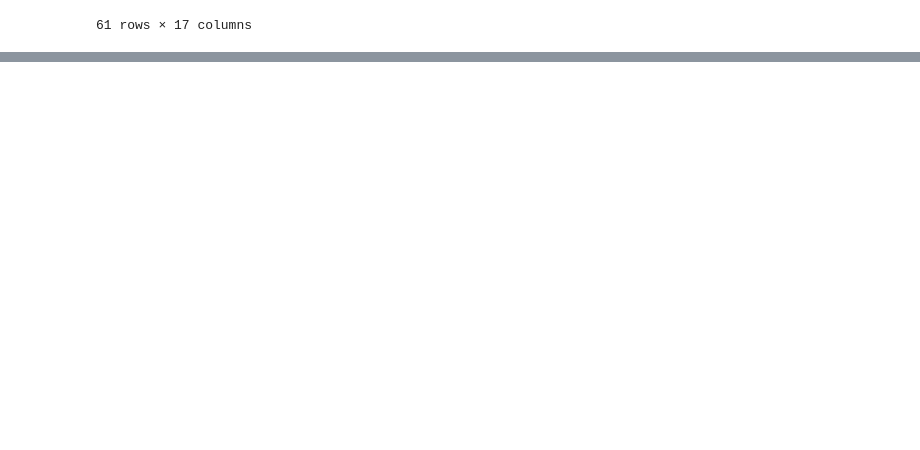
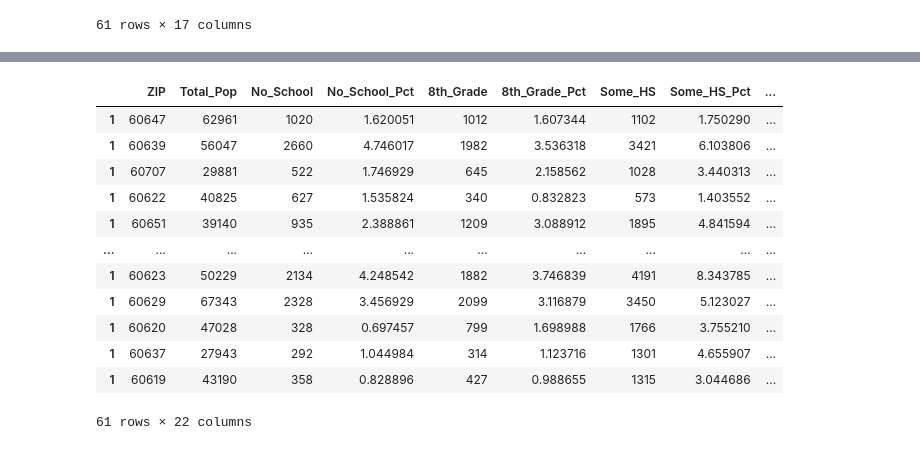
Before and after one commit to eisenba/etl_project, a Jupyter notebook: censusdata/CensusData.ipynb, the cells around one changed output, grey strips where cells are left out. Saved outputs shown, nothing was run; the diff lists cells and outputs as text; code cells hidden in the pictures; blank space fills up the shorter version.

Commit message:
Derives percantages. Renames columns

```diff
--- a/censusdata/CensusData.ipynb
+++ b/censusdata/CensusData.ipynb
@@ -156,8 +156,8 @@ selectB15003_full_df
 # %%
 # Consolidate and rename columns
 selectB15003_full_df.rename(columns = {'B15003_001E':'Total_Pop', 'B15003_002E':'No_School','B15003_012E':'8th_Grade',
-                                      'B15003_021E':'Assoc_Deg','B15003_022E':'Bach_Deg','B15003_023E':'Masters',
-                                       'B15003_024E':'Prof_Deg','B15003_025E':'Doctorate'}, inplace = True)
+                                      'B15003_021E':'Assoc_Deg','B15003_022E':'Bach_Deg','B15003_023E':'Mast_Deg',
+                                       'B15003_024E':'Prof_Deg','B15003_025E':'Doct_Deg'}, inplace = True)
 selectB15003_full_df['Some_HS'] = selectB15003_full_df['B15003_013E'].astype('int64') + selectB15003_full_df['B15003_014E'].astype('int64')
 + selectB15003_full_df['B15003_015E'].astype('int64') + selectB15003_full_df['B15003_016E'].astype('int64')
 selectB15003_full_df['HS_or_GED'] = selectB15003_full_df['B15003_017E'].astype('int64') + selectB15003_full_df['B15003_018E'].astype('int64')
@@ -184,0 +181,13 @@ selectB15003_full_df
+# %%
+# Derive percentages
+selectB15003_full_df['No_School_Pct'] = (selectB15003_full_df['No_School'].astype('float64') / selectB15003_full_df['Total_Pop'].astype('float64'))*100
+selectB15003_full_df['8th_Grade_Pct'] = (selectB15003_full_df['8th_Grade'].astype('float64') / selectB15003_full_df['Total_Pop'].astype('float64'))*100
+selectB15003_full_df['Some_HS_Pct'] = (selectB15003_full_df['Some_HS'].astype('float64') / selectB15003_full_df['Total_Pop'].astype('float64'))*100
+selectB15003_full_df['HS_GED_Pct'] = (selectB15003_full_df['HS_or_GED'].astype('float64') / selectB15003_full_df['Total_Pop'].astype('float64'))*100
+selectB15003_full_df['Some_Coll_Pct'] = (selectB15003_full_df['Some_College'].astype('float64') / selectB15003_full_df['Total_Pop'].astype('float64'))*100
+selectB15003_full_df['Assoc_Deg_Pct'] = (selectB15003_full_df['Assoc_Deg'].astype('float64') / selectB15003_full_df['Total_Pop'].astype('float64'))*100
+selectB15003_full_df['Bach_Deg_Pct'] = (selectB15003_full_df['Bach_Deg'].astype('float64') / selectB15003_full_df['Total_Pop'].astype('float64'))*100
+selectB15003_full_df['Mast_Deg_Pct'] = (selectB15003_full_df['Mast_Deg'].astype('float64') / selectB15003_full_df['Total_Pop'].astype('float64'))*100
+selectB15003_full_df['Prof_Deg_Pct'] = (selectB15003_full_df['Prof_Deg'].astype('float64') / selectB15003_full_df['Total_Pop'].astype('float64'))*100
+selectB15003_full_df['Doct_Deg_Pct'] = (selectB15003_full_df['Doct_Deg'].astype('float64') / selectB15003_full_df['Total_Pop'].astype('float64'))*100
+selectB15003_full_df
@@ -185,2 +208,23 @@ selectB15003_full_df
+# %%
+# Trim and reorder columns
+selectB15003_trim_df = selectB15003_full_df[['ZIP','Total_Pop','No_School','No_School_Pct','8th_Grade','8th_Grade_Pct',
+                                            'Some_HS','Some_HS_Pct','HS_or_GED','HS_GED_Pct','Some_College','Some_Coll_Pct',
+                                            'Assoc_Deg','Assoc_Deg_Pct','Bach_Deg','Bach_Deg_Pct','Mast_Deg','Mast_Deg_Pct',
+                                            'Prof_Deg','Prof_Deg_Pct','Doct_Deg','Doct_Deg_Pct']]
+selectB15003_trim_df
+# %% [output]
+|  | ZIP | Total_Pop | No_School | No_School_Pct | 8th_Grade | 8th_Grade_Pct | Some_HS | Some_HS_Pct | ... |
+| 1 | 60647 | 62961 | 1020 | 1.620051 | 1012 | 1.607344 | 1102 | 1.750290 | ... |
+| 1 | 60639 | 56047 | 2660 | 4.746017 | 1982 | 3.536318 | 3421 | 6.103806 | ... |
+| 1 | 60707 | 29881 | 522 | 1.746929 | 645 | 2.158562 | 1028 | 3.440313 | ... |
+| 1 | 60622 | 40825 | 627 | 1.535824 | 340 | 0.832823 | 573 | 1.403552 | ... |
+| 1 | 60651 | 39140 | 935 | 2.388861 | 1209 | 3.088912 | 1895 | 4.841594 | ... |
+| ... | ... | ... | ... | ... | ... | ... | ... | ... | ... |
+| 1 | 60623 | 50229 | 2134 | 4.248542 | 1882 | 3.746839 | 4191 | 8.343785 | ... |
+| 1 | 60629 | 67343 | 2328 | 3.456929 | 2099 | 3.116879 | 3450 | 5.123027 | ... |
+| 1 | 60620 | 47028 | 328 | 0.697457 | 799 | 1.698988 | 1766 | 3.755210 | ... |
+| 1 | 60637 | 27943 | 292 | 1.044984 | 314 | 1.123716 | 1301 | 4.655907 | ... |
+| 1 | 60619 | 43190 | 358 | 0.828896 | 427 | 0.988655 | 1315 | 3.044686 | ... |
+61 rows × 22 columns
 # %%
 # Export
```
Also changed, not shown: parts of 5 cells of this notebook.
